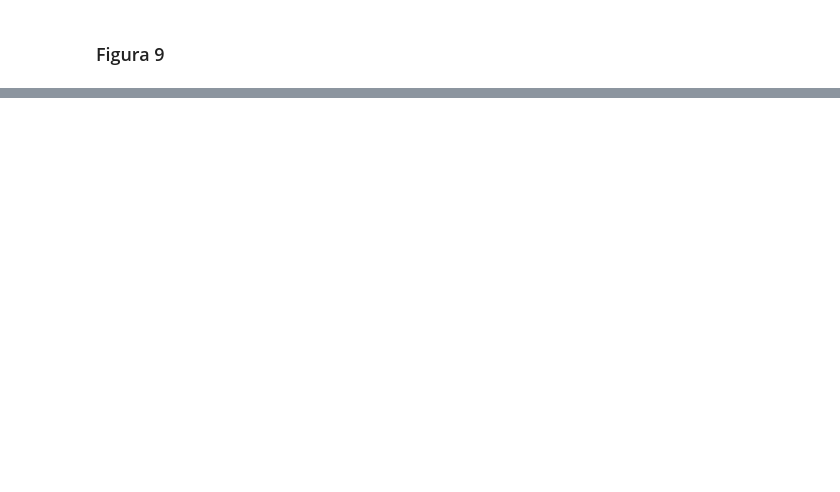
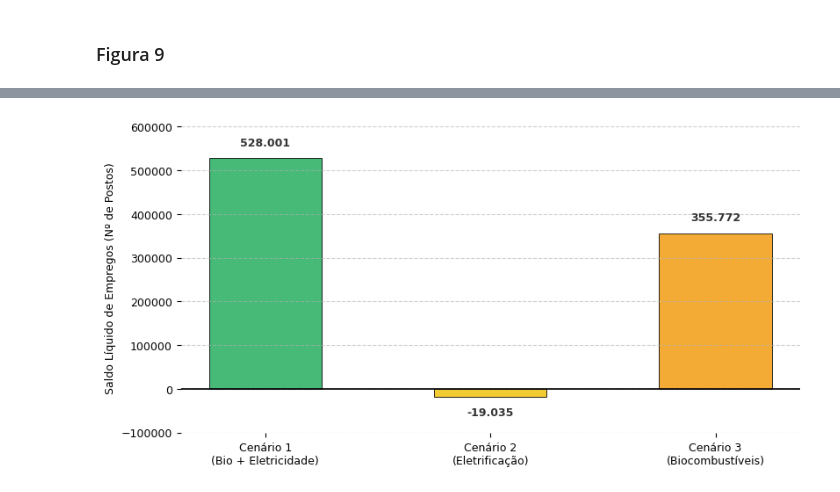
Before and after one commit to noguilhermee/mip-energia, a Jupyter notebook: app/Hybrid Input-Output Model.ipynb, the cells around one changed output, grey strips where cells are left out. Saved outputs shown, nothing was run; the diff lists cells and outputs as text; code cells hidden in the pictures; blank space fills up the shorter version.

```diff
--- a/app/Hybrid Input-Output Model.ipynb
+++ b/app/Hybrid Input-Output Model.ipynb
@@ -918,46 +913,89 @@ print(f"Cenário 3: {cen3['delta_emp'].sum()}")
 # %%
 # ==============================================================================
-#  FIGURA 9: SALDO LÍQUIDO DE EMPREGOS (Gerada Automaticamente)
+#  FIGURA 9: SALDO LÍQUIDO DE EMPREGOS (Cores fixas por cenário)
 # ==============================================================================
-import matplotlib.pyplot as plt
+
+TAMANHO_DA_FONTE = 9
 
 # Dados extraídos diretamente dos seus resultados
-cenarios_labels = ['Cenário 1\n(Bio + Eletricidade)', 'Cenário 2\n(Eletrificação)', 'Cenário 3\n(Biocombustíveis)']
-saldos_emprego = [cen1['delta_emp'].sum(), cen2['delta_emp'].sum(), cen3['delta_emp'].sum()]
+cenarios_labels = [
+    'Cenário 1\n(Bio + Eletricidade)',
+    'Cenário 2\n(Eletrificação)',
+    'Cenário 3\n(Biocombustíveis)'
+]
+saldos_emprego = [
+    float(cen1['delta_emp'].sum()),
+    float(cen2['delta_emp'].sum()),
+    float(cen3['delta_emp'].sum())
+]
 
-# Configuração do Gráfico
-fig, ax = plt.subplots(figsize=(10, 6))
+# Cores fixas definidas por você (C1, C2, C3)
+colors = ['#27ae60', '#f1c40f', '#f39c12']
+
+# Configuração do gráfico
+fig, ax = plt.subplots(figsize=(8, 4), constrained_layout=True)
 x_pos = np.arange(len(cenarios_labels))
 width = 0.5
 
-# Cores condicionais (Verde para saldo positivo, Vermelho para negativo)
-colors = ['#2ca02c' if val >= 0 else '#d62728' for val in saldos_emprego]
-
-rects = ax.bar(x_pos, saldos_emprego, width, color=colors, alpha=0.85, edgecolor='black', linewidth=0.7)
+rects = ax.bar( x_pos, saldos_emprego, width, color=colors, alpha=0.85, edgecolor='black', linewidth=0.7)
 
 # Estilização
-ax.set_ylabel('Saldo Líquido de Empregos (Nº de Postos)')
-ax.set_title('Figura 9 – Discrepância no Saldo Líquido de Empregos por Rota Tecnológica')
+ax.set_ylabel('Saldo Líquido de Empregos (Nº de Postos)', fontsize=TAMANHO_DA_FONTE)
+# ax.set_title('Figura 9 – Discrepância no Saldo Líquido de Empregos por Rota Tecnológica')
 ax.set_xticks(x_pos)
-ax.set_xticklabels(cenarios_labels, fontsize=11)
+ax.set_xticklabels(cenarios_labels, fontsize=TAMANHO_DA_FONTE)
 ax.axhline(0, color='black', linewidth=1.2)
 ax.grid(axis='y', linestyle='--', alpha=0.6)
+ax.set_xticklabels(cenarios_labels, fontsize=TAMANHO_DA_FONTE)
+ax.tick_params(axis='y', labelsize=TAMANHO_DA_FONTE)
 
-# Função para adicionar rótulos de valor nas barras
-def autolabel(rects):
-    for rect in rects:
-        height = rect.get_height()
-        offset = 5 if height >= 0 else -18
-        ax.annotate(f'{int(height):,}'.replace(',', '.'),
-                    xy=(rect.get_x() + rect.get_width() / 2, height),
-                    xytext=(0, offset),
-                    textcoords="offset points",
-                    ha='center', va='bottom', fontsize=10, fontweight='bold', color='#333333')
+# Remove bordas do gráfico
+ax.spines['top'].set_visible(False)
+ax.spines['right'].set_visible(False)
+ax.spines['left'].set_visible(False)
+ax.spines['bottom'].set_visible(False)
 
-autolabel(rects)
+# Formatação BR: milhar com ponto e sem casas decimais
+def fmt_int_br(v):
+    return f"{int(round(v)):,}".replace(",", ".")
 
-# Ajuste da escala Y para melhor visualização
-plt.ylim(min(saldos_emprego)*1.3, max(saldos_emprego)*1.3)
+# Rótulos nas barras (ajusta alinhamento conforme sinal)
+for rect, val in zip(rects, saldos_emprego):
+    if val >= 0:
+        y = val
+        offset = 8
+        va = 'bottom'
+    else:
+        y = val
+        offset = -8
+        va = 'top'  # evita “invadir” os rótulos inferiores
 
-plt.tight_layout()
-plt.show() # Ou plt.savefig('figura_9_saldo_empregos.png', dpi=300)
+    ax.annotate(
+        fmt_int_br(val),
+        xy=(rect.get_x() + rect.get_width() / 2, y),
+        xytext=(0, offset),
+        textcoords="offset points",
+        ha='center',
+        va=va,
+        fontsize=TAMANHO_DA_FONTE,
+        fontweight='bold',
+        color='#333333'
+    )
+
+# Escala Y com margem automática baseada no range (melhor para negativos pequenos)
+ymin = min(saldos_emprego)
+ymax = max(saldos_emprego)
+margin = 0.15 * (ymax - ymin) if ymax != ymin else 1.0
+ax.set_ylim(ymin - margin, ymax + margin)
+
+# Dá mais “chão” para os labels do eixo x não brigarem com barra negativa
+fig.subplots_adjust(bottom=0.18)
+
+# plt.show()
+
+plt.savefig(
+    '../data/graphs/figura9.svg',
+    format='svg',
+    bbox_inches='tight'
+)
+# %% [output]
@@ -963,0 +1003 @@ plt.show() # Ou plt.savefig('figura_9_saldo_empregos.png', dpi=300)
+[figure, added]
```
Also changed, not shown: parts of 12 cells of this notebook, 18 other files.
